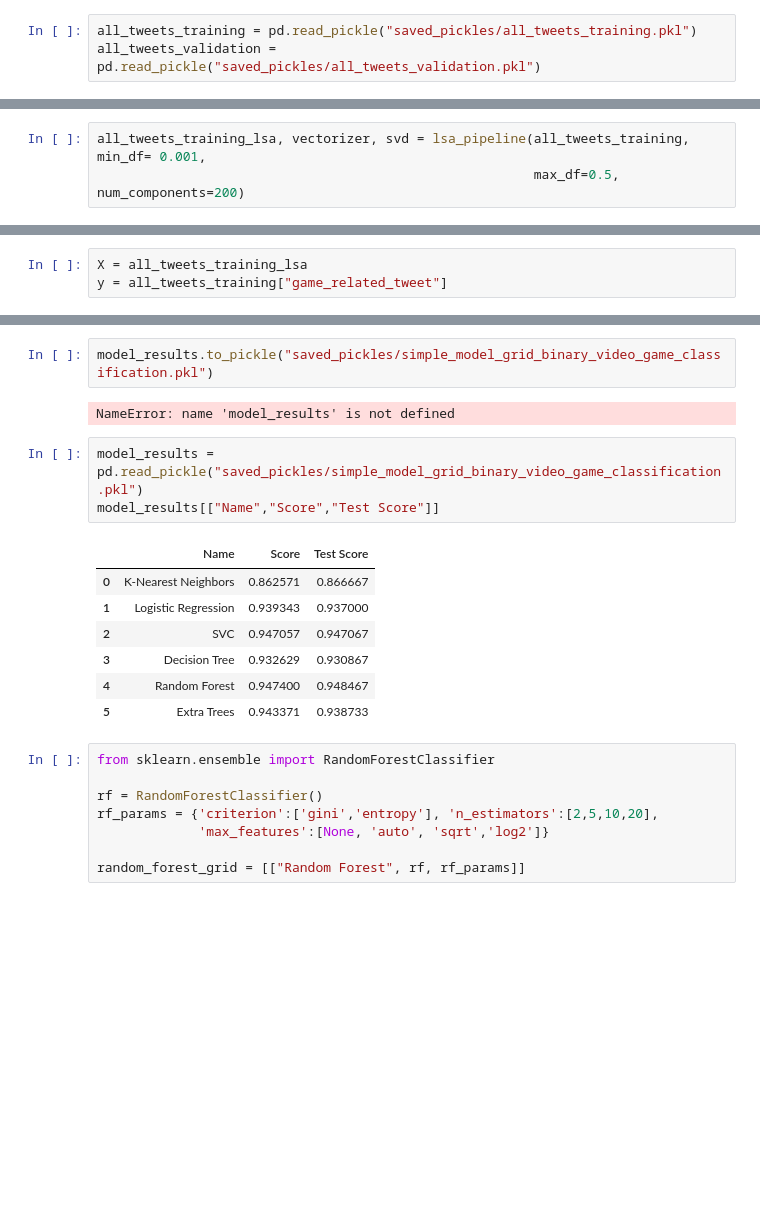
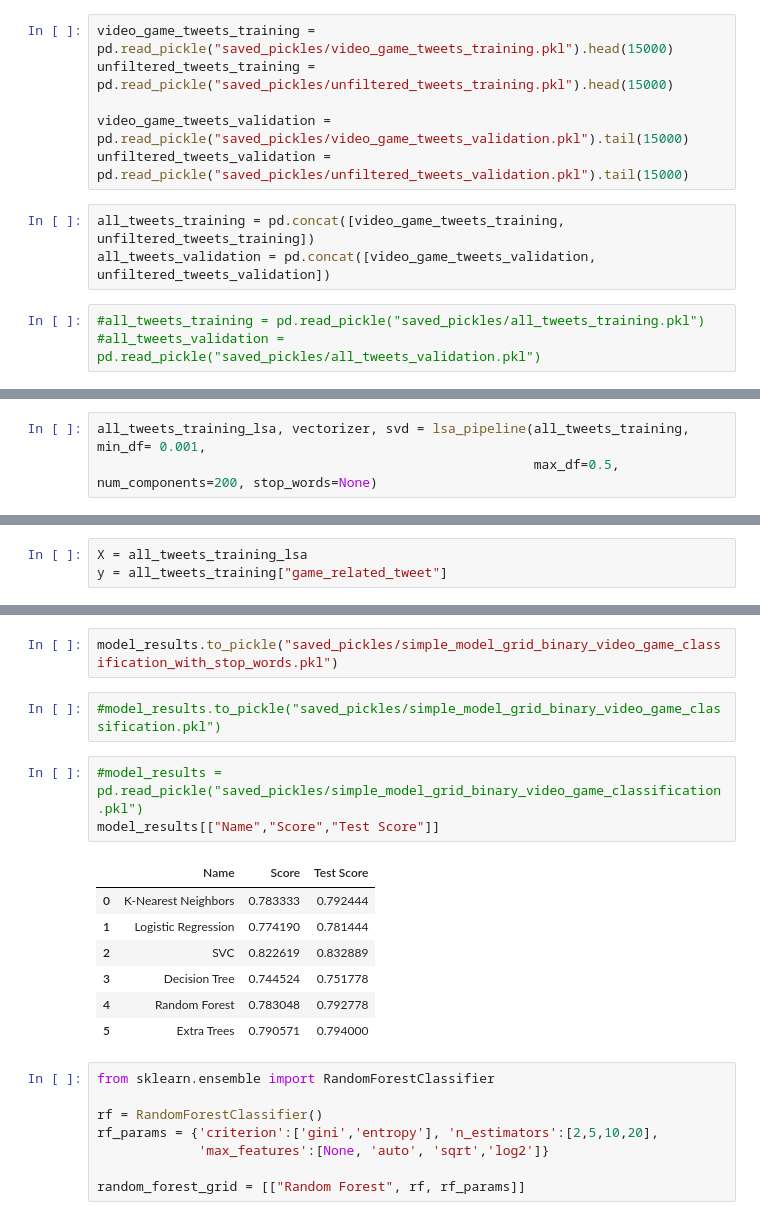
Before and after one commit to davidsanford/DSI_Capstone, a Jupyter notebook: Binary_Classification_Model.ipynb, the cells around one changed output, grey strips where cells are left out. Drawn from its saved outputs; the diff is of its cells as text; blank space fills up the shorter version.

```diff
--- a/Binary_Classification_Model.ipynb
+++ b/Binary_Classification_Model.ipynb
@@ -9,9 +9,18 @@ import re
 # %%
 import matplotlib.pyplot as plt
 %matplotlib inline
+# %%
+video_game_tweets_training = pd.read_pickle("saved_pickles/video_game_tweets_training.pkl").head(15000)
+unfiltered_tweets_training = pd.read_pickle("saved_pickles/unfiltered_tweets_training.pkl").head(15000)
+
+video_game_tweets_validation = pd.read_pickle("saved_pickles/video_game_tweets_validation.pkl").tail(15000)
+unfiltered_tweets_validation = pd.read_pickle("saved_pickles/unfiltered_tweets_validation.pkl").tail(15000)
+# %%
+all_tweets_training = pd.concat([video_game_tweets_training, unfiltered_tweets_training])
+all_tweets_validation = pd.concat([video_game_tweets_validation, unfiltered_tweets_validation])
 # %%
-all_tweets_training = pd.read_pickle("saved_pickles/all_tweets_training.pkl")
-all_tweets_validation = pd.read_pickle("saved_pickles/all_tweets_validation.pkl")
+#all_tweets_training = pd.read_pickle("saved_pickles/all_tweets_training.pkl")
+#all_tweets_validation = pd.read_pickle("saved_pickles/all_tweets_validation.pkl")
 # %% [markdown]
 # Perform LSA on Training Set and Transform Testing Set
 # %%
@@ -20,6 +29,6 @@ from lsa import run_lsa
 # %%
 all_tweets_training_lsa, vectorizer, svd = lsa_pipeline(all_tweets_training, min_df= 0.001,
-                                                        max_df=0.5, num_components=200)
+                                                        max_df=0.5, num_components=200, stop_words=None)
 # %%
 exp_var = svd.explained_variance_ratio_
 
@@ -71,18 +80,18 @@ Logistic Regression
 # %%
-model_results.to_pickle("saved_pickles/simple_model_grid_binary_video_game_classification.pkl")
+model_results.to_pickle("saved_pickles/simple_model_grid_binary_video_game_classification_with_stop_words.pkl")
-# %% [output]
-NameError: name 'model_results' is not defined
+# %%
+#model_results.to_pickle("saved_pickles/simple_model_grid_binary_video_game_classification.pkl")
 # %%
-model_results = pd.read_pickle("saved_pickles/simple_model_grid_binary_video_game_classification.pkl")
+#model_results = pd.read_pickle("saved_pickles/simple_model_grid_binary_video_game_classification.pkl")
 model_results[["Name","Score","Test Score"]]
 # %% [output]
 |  | Name | Score | Test Score |
-| 0 | K-Nearest Neighbors | 0.862571 | 0.866667 |
-| 1 | Logistic Regression | 0.939343 | 0.937000 |
-| 2 | SVC | 0.947057 | 0.947067 |
-| 3 | Decision Tree | 0.932629 | 0.930867 |
-| 4 | Random Forest | 0.947400 | 0.948467 |
-| 5 | Extra Trees | 0.943371 | 0.938733 |
+| 0 | K-Nearest Neighbors | 0.783333 | 0.792444 |
+| 1 | Logistic Regression | 0.774190 | 0.781444 |
+| 2 | SVC | 0.822619 | 0.832889 |
+| 3 | Decision Tree | 0.744524 | 0.751778 |
+| 4 | Random Forest | 0.783048 | 0.792778 |
+| 5 | Extra Trees | 0.790571 | 0.794000 |
 # %%
 from sklearn.ensemble import RandomForestClassifier
 
```
Also changed, not shown: parts of 12 cells of this notebook, 2 other files.
